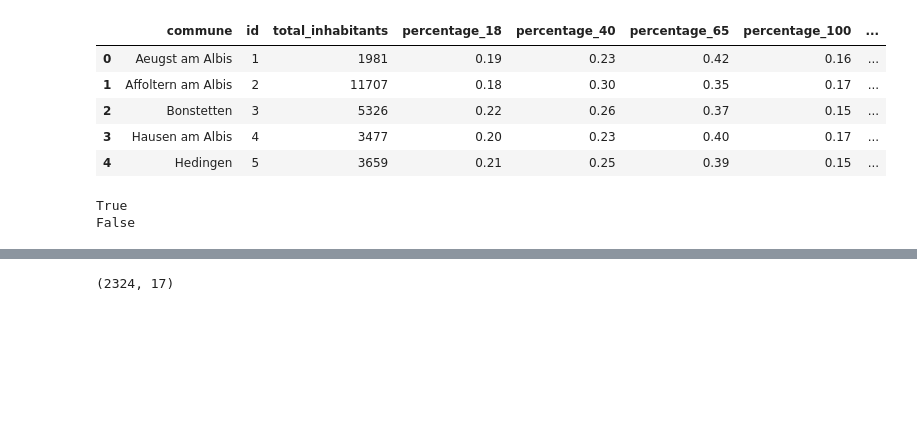
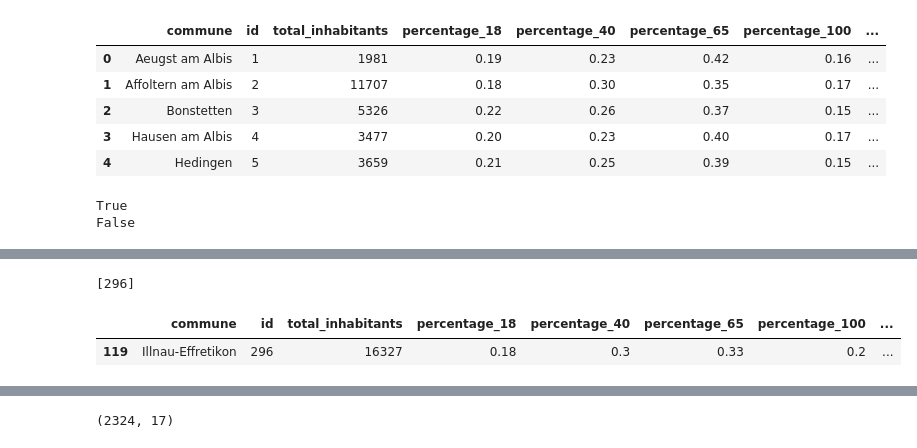
Before and after one commit to christophebertrand/votation-visualisation, a Jupyter notebook: data/data_to_be_processed/merge_with_commune_data.ipynb, the cells around one changed output, grey strips where cells are left out. Drawn from its saved outputs; the diff is of its cells as text; code cells hidden in the pictures; blank space fills up the shorter version.

```diff
--- a/data/data_to_be_processed/merge_with_commune_data.ipynb
+++ b/data/data_to_be_processed/merge_with_commune_data.ipynb
@@ -65,0 +65,10 @@ merged.head()
+# %%
+[i for i in np.array(data_commune['id']) if i not in np.array(data_to_merge['id'])]
+# %% [output]
+[296]
+# %%
+# not in data_to_merge:
+data_commune[data_commune.id == 296]
+# %% [output]
+|  | commune | id | total_inhabitants | percentage_18 | percentage_40 | percentage_65 | percentage_100 | ... |
+| 119 | Illnau-Effretikon | 296 | 16327 | 0.18 | 0.3 | 0.33 | 0.2 | ... |
```
Also changed, not shown: parts of 7 cells of this notebook, 3 other files.
